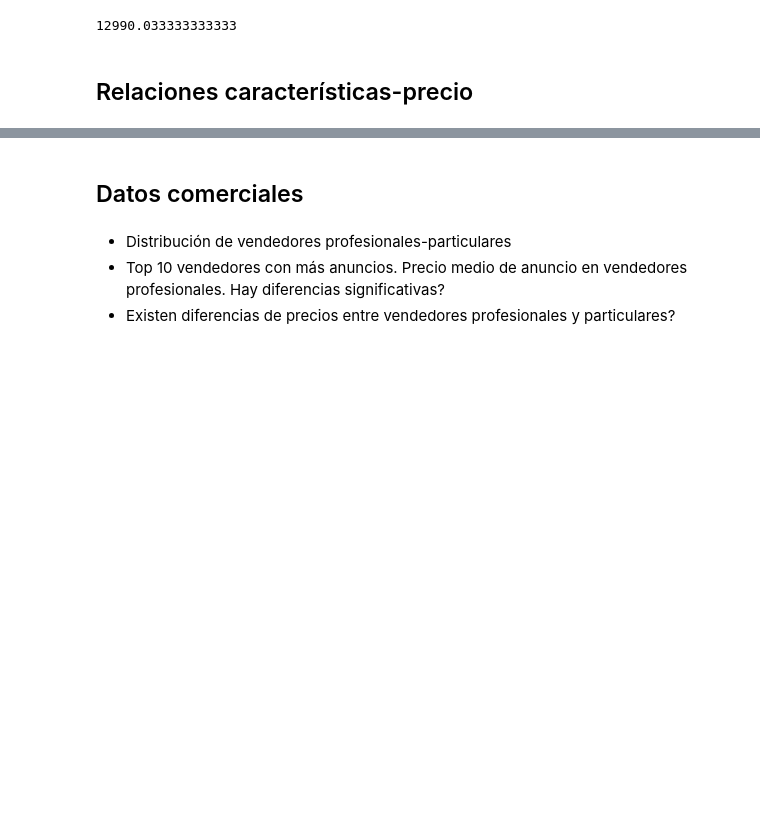
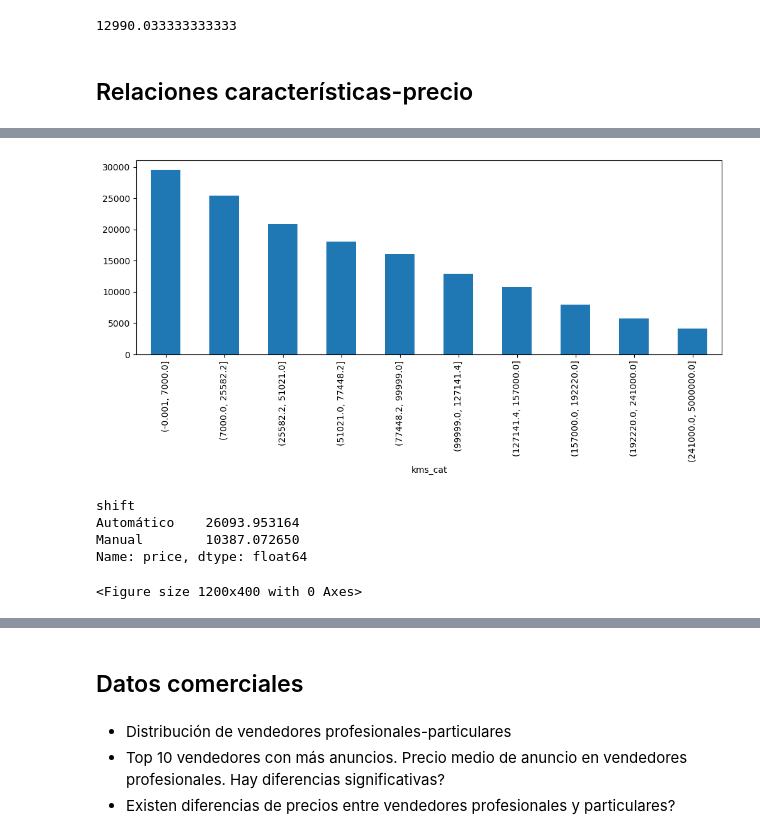
Before and after one commit to jdonosop/proyecto-portafolio, a Jupyter notebook: notebooks/Notebook_1.ipynb, the cells around one changed output, grey strips where cells are left out. Cells and saved outputs as stored; diff of their text form; code cells hidden in the pictures; blank space fills up the shorter version.

```diff
--- a/notebooks/Notebook_1.ipynb
+++ b/notebooks/Notebook_1.ipynb
@@ -304,0 +328,14 @@ df[
+# %%
+plt.figure(figsize = (12,4))
+df.groupby('kms_cat')['price'].mean().sort_index().plot.bar();
+# %% [output]
+[figure, added]
+# %%
+plt.figure(figsize = (12,4))
+df.groupby('shift')['price'].mean().sort_index()
+# %% [output]
+shift
+Automático    26093.953164
+Manual        10387.072650
+Name: price, dtype: float64
+<Figure size 1200x400 with 0 Axes>
```
Also changed, not shown: parts of 23 cells of this notebook, 1 other file.
